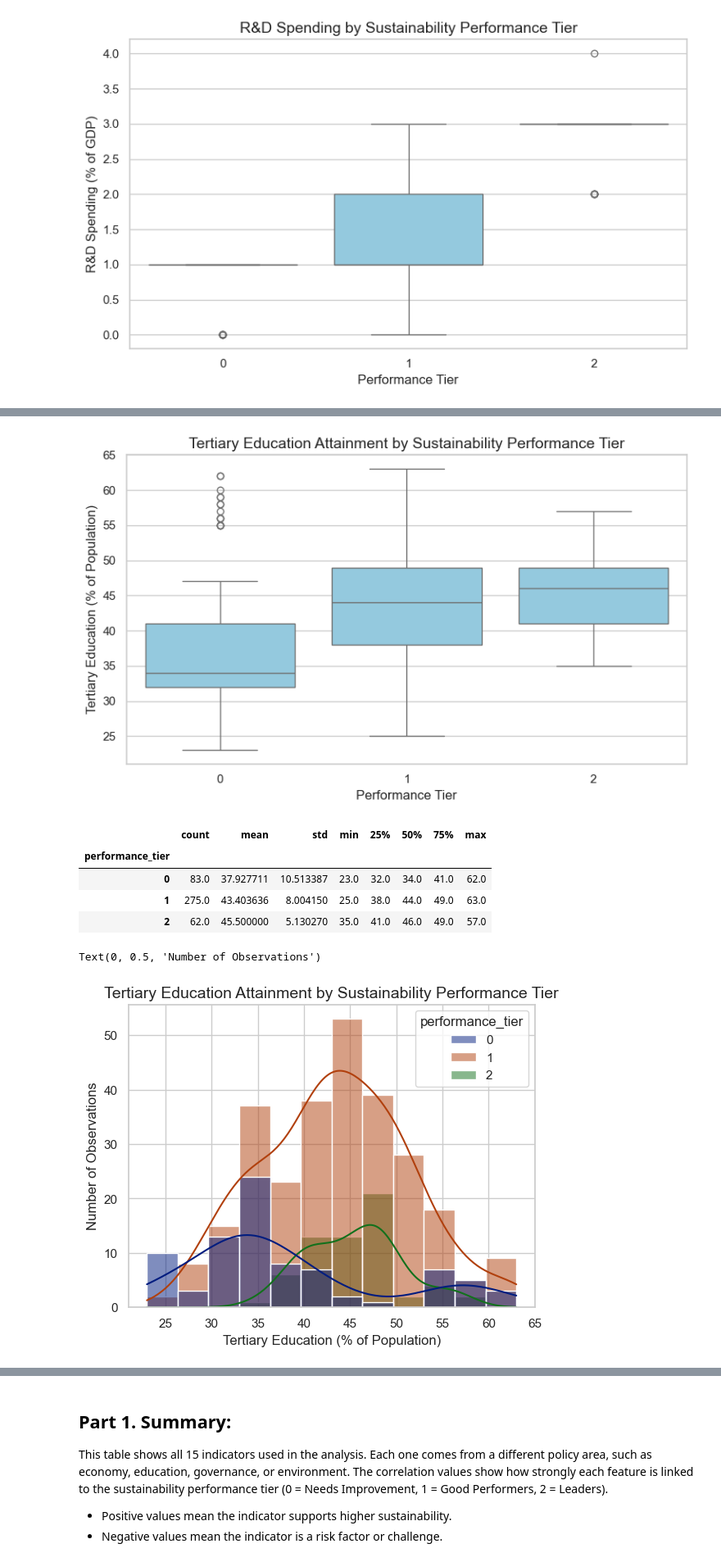
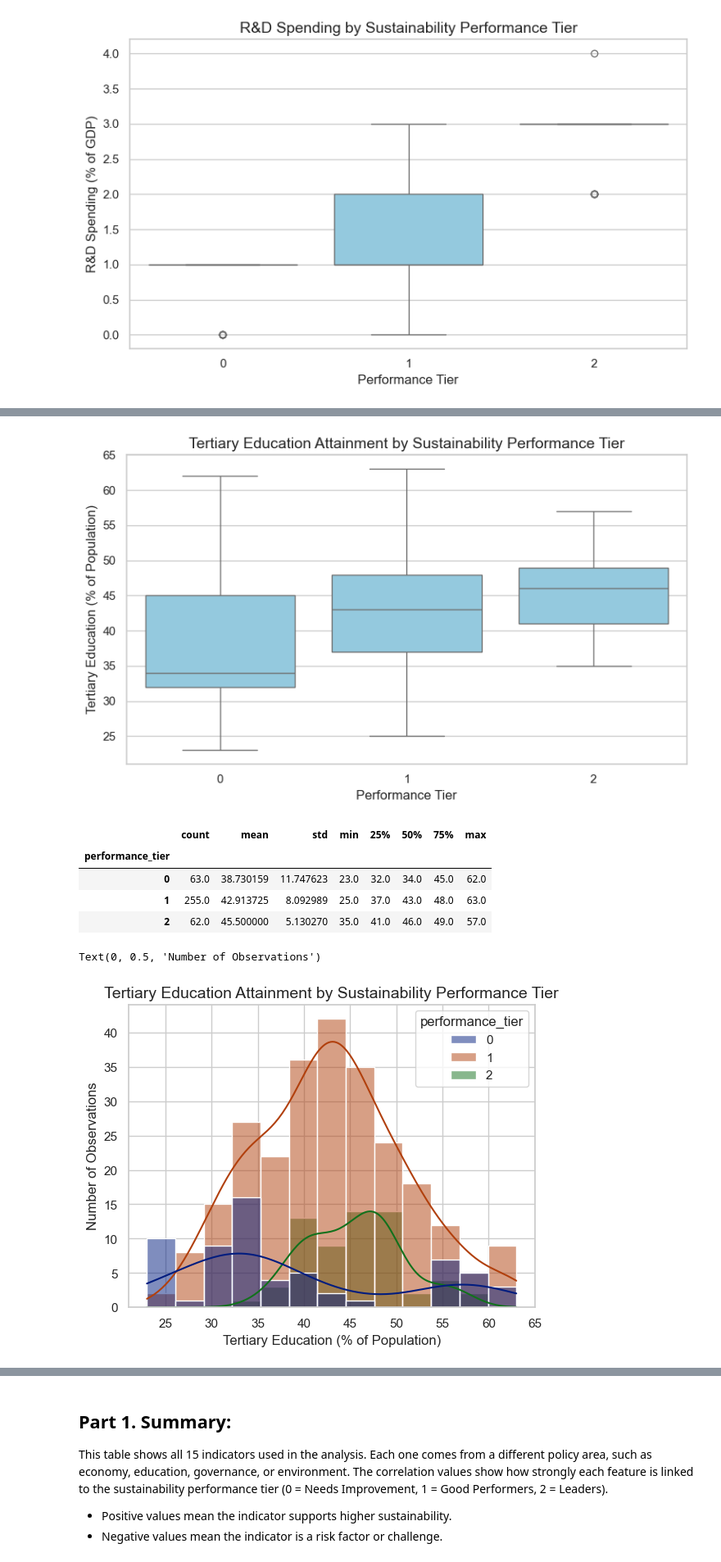
Before and after one commit to nbilai/Project_B_Bilai_Nataliia, a Jupyter notebook: project_final_nataliia_bilai.ipynb, the cells around one changed output, grey strips where cells are left out. Shown at 82% size. Saved outputs shown, nothing was run; the diff lists cells and outputs as text; code cells hidden in the pictures.

```diff
--- a/project_final_nataliia_bilai.ipynb
+++ b/project_final_nataliia_bilai.ipynb
@@ -85,0 +77,3 @@ Name: count, dtype: int64
+# %%
+# Drop rows with missing values
+df_clean = df.dropna()
@@ -203,7 +230,7 @@ sns.set(style="whitegrid")
 plt.figure(figsize=(8, 5))
 
 # draw boxplot - tertiary education levels/tiers
-sns.boxplot(x='performance_tier', y='sdg4_tertiary', data=df, color='skyblue')
+sns.boxplot(x='performance_tier', y='sdg4_tertiary', data=df_clean, color='skyblue')
 
 # official-style title and axis labels
 plt.title("Tertiary Education Attainment by Sustainability Performance Tier", fontsize=14)
@@ -214,23 +241,23 @@ plt.ylabel("Tertiary Education (% of Population)", fontsize=12)
 plt.tight_layout()
 plt.show()
 # %% [output]
-[figure, old version]
+[figure, new version]
 # %%
-df.groupby('performance_tier')['sdg4_tertiary'].describe()
+df_clean.groupby('performance_tier')['sdg4_tertiary'].describe()
 # %% [output]
 |  | count | mean | std | min | 25% | 50% | 75% | max |
 | performance_tier |  |  |  |  |  |  |  |  |
-| 0 | 83.0 | 37.927711 | 10.513387 | 23.0 | 32.0 | 34.0 | 41.0 | 62.0 |
-| 1 | 275.0 | 43.403636 | 8.004150 | 25.0 | 38.0 | 44.0 | 49.0 | 63.0 |
+| 0 | 63.0 | 38.730159 | 11.747623 | 23.0 | 32.0 | 34.0 | 45.0 | 62.0 |
+| 1 | 255.0 | 42.913725 | 8.092989 | 25.0 | 37.0 | 43.0 | 48.0 | 63.0 |
 | 2 | 62.0 | 45.500000 | 5.130270 | 35.0 | 41.0 | 46.0 | 49.0 | 57.0 |
 # %%
 sns.set(style="whitegrid")
 
-sns.histplot(data=df, x='sdg4_tertiary', hue='performance_tier', kde=True, palette='dark')
+sns.histplot(data=df_clean, x='sdg4_tertiary', hue='performance_tier', kde=True, palette='dark')
 plt.title("Tertiary Education Attainment by Sustainability Performance Tier", fontsize=14)
 plt.xlabel("Tertiary Education (% of Population)", fontsize=12)
 plt.ylabel("Number of Observations", fontsize=12)
 # %% [output]
 Text(0, 0.5, 'Number of Observations')
-[figure, old version]
+[figure, new version]
 # %%
```
Also changed, not shown: parts of 48 cells of this notebook.
